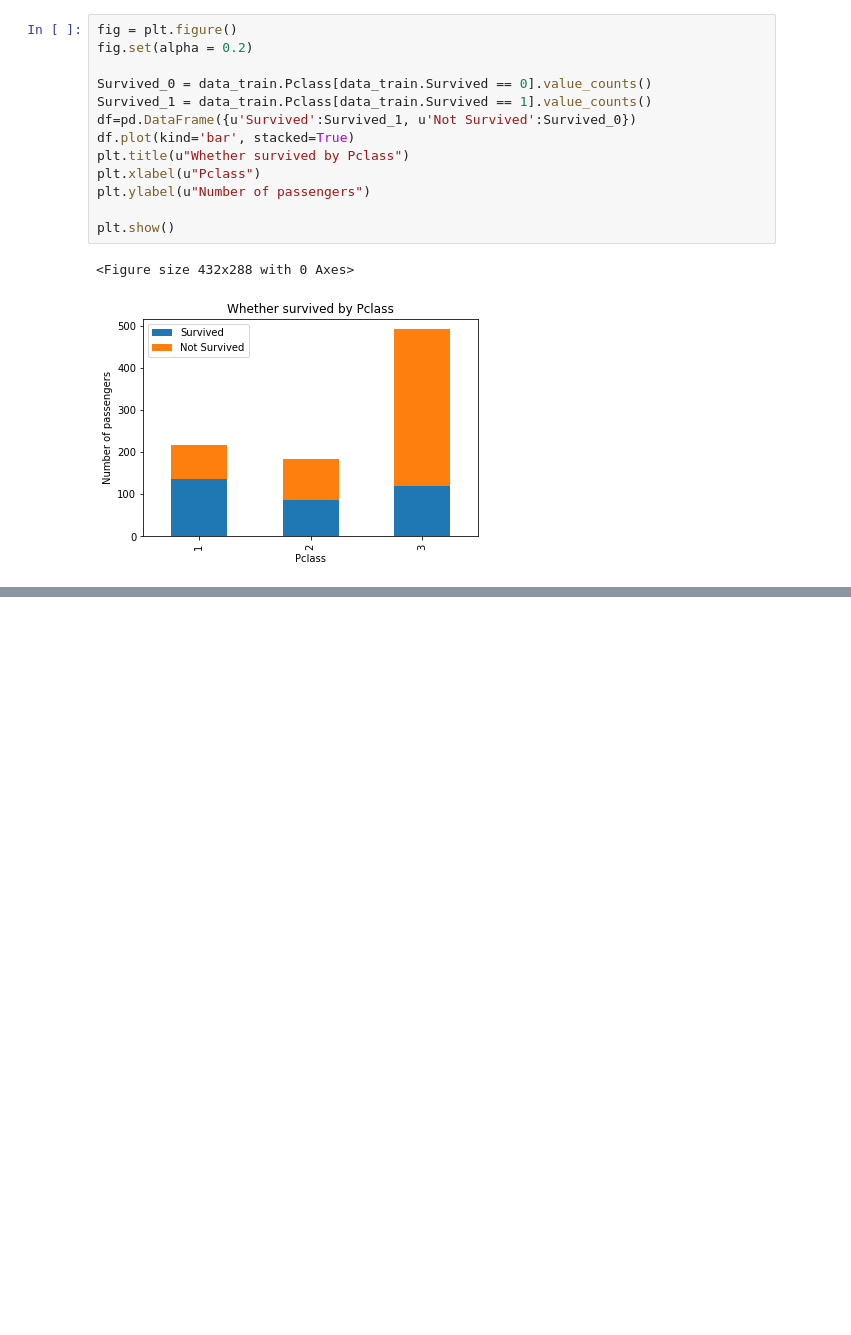
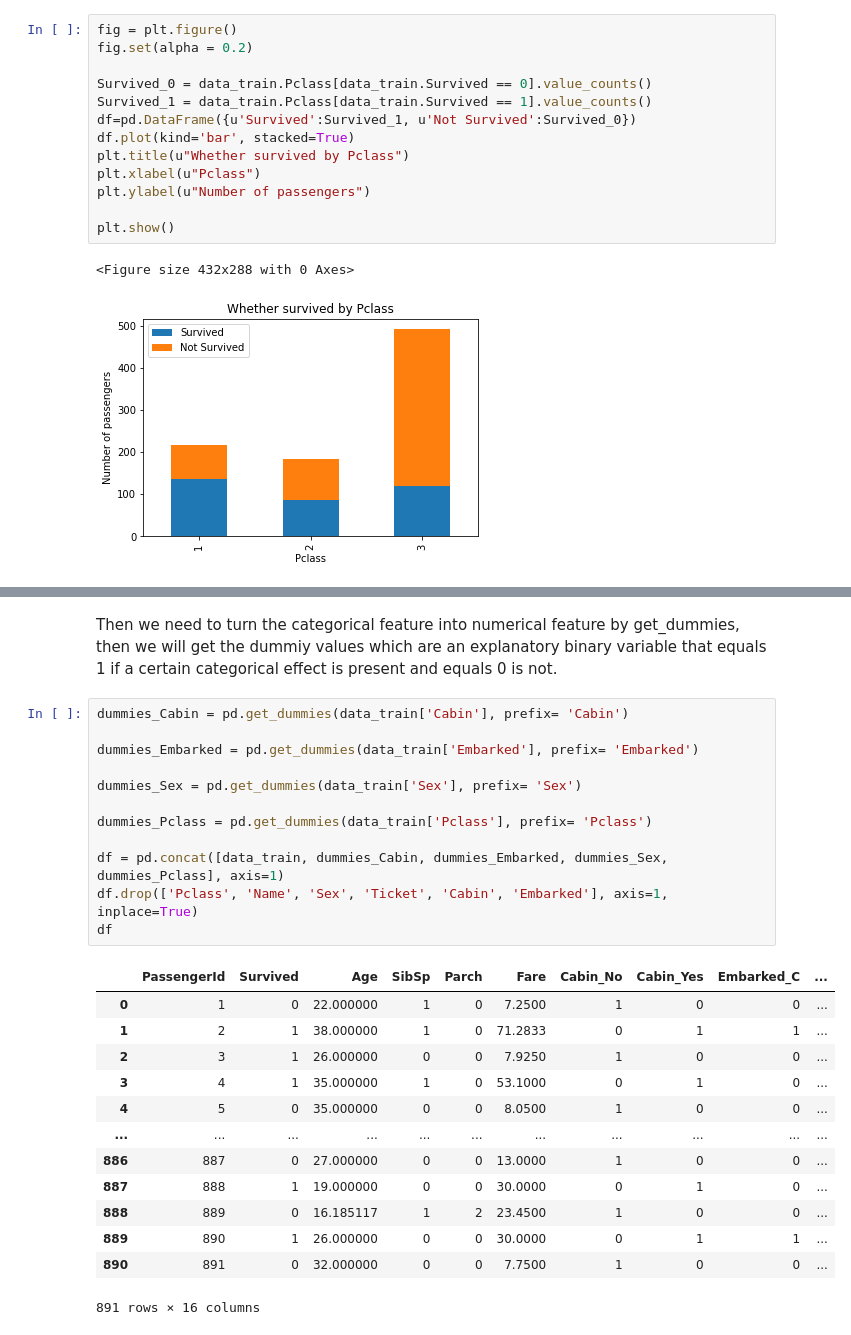
Before and after one commit to ZexuanDu/Kaggle_TitanicComp, a Jupyter notebook: tatanic.ipynb, the cells around one changed output, grey strips where cells are left out. Drawn from its saved outputs; the diff is of its cells as text; blank space fills up the shorter version.

```diff
--- a/tatanic.ipynb
+++ b/tatanic.ipynb
@@ -189,0 +248,28 @@ plt.show()
+# %% [markdown]
+Then we need to turn the categorical feature into numerical feature by get_dummies, then we will get the dummiy values which are an explanatory binary variable that equals 1 if a certain categorical effect is present and equals 0 is not.
+# %%
+dummies_Cabin = pd.get_dummies(data_train['Cabin'], prefix= 'Cabin')
+
+dummies_Embarked = pd.get_dummies(data_train['Embarked'], prefix= 'Embarked')
+
+dummies_Sex = pd.get_dummies(data_train['Sex'], prefix= 'Sex')
+
+dummies_Pclass = pd.get_dummies(data_train['Pclass'], prefix= 'Pclass')
+
+df = pd.concat([data_train, dummies_Cabin, dummies_Embarked, dummies_Sex, dummies_Pclass], axis=1)
+df.drop(['Pclass', 'Name', 'Sex', 'Ticket', 'Cabin', 'Embarked'], axis=1, inplace=True)
+df
+# %% [output]
+|  | PassengerId | Survived | Age | SibSp | Parch | Fare | Cabin_No | Cabin_Yes | Embarked_C | ... |
+| 0 | 1 | 0 | 22.000000 | 1 | 0 | 7.2500 | 1 | 0 | 0 | ... |
+| 1 | 2 | 1 | 38.000000 | 1 | 0 | 71.2833 | 0 | 1 | 1 | ... |
+| 2 | 3 | 1 | 26.000000 | 0 | 0 | 7.9250 | 1 | 0 | 0 | ... |
+| 3 | 4 | 1 | 35.000000 | 1 | 0 | 53.1000 | 0 | 1 | 0 | ... |
+| 4 | 5 | 0 | 35.000000 | 0 | 0 | 8.0500 | 1 | 0 | 0 | ... |
+| ... | ... | ... | ... | ... | ... | ... | ... | ... | ... | ... |
+| 886 | 887 | 0 | 27.000000 | 0 | 0 | 13.0000 | 1 | 0 | 0 | ... |
+| 887 | 888 | 1 | 19.000000 | 0 | 0 | 30.0000 | 0 | 1 | 0 | ... |
+| 888 | 889 | 0 | 16.185117 | 1 | 2 | 23.4500 | 1 | 0 | 0 | ... |
+| 889 | 890 | 1 | 26.000000 | 0 | 0 | 30.0000 | 0 | 1 | 1 | ... |
+| 890 | 891 | 0 | 32.000000 | 0 | 0 | 7.7500 | 1 | 0 | 0 | ... |
+891 rows × 16 columns
```
Also changed, not shown: parts of 22 cells of this notebook.
